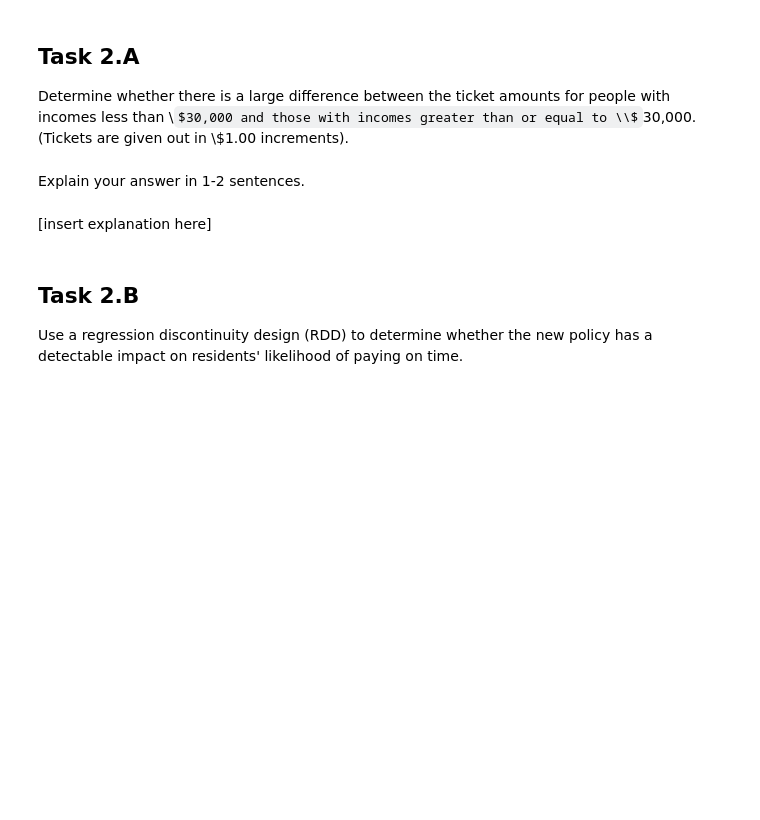
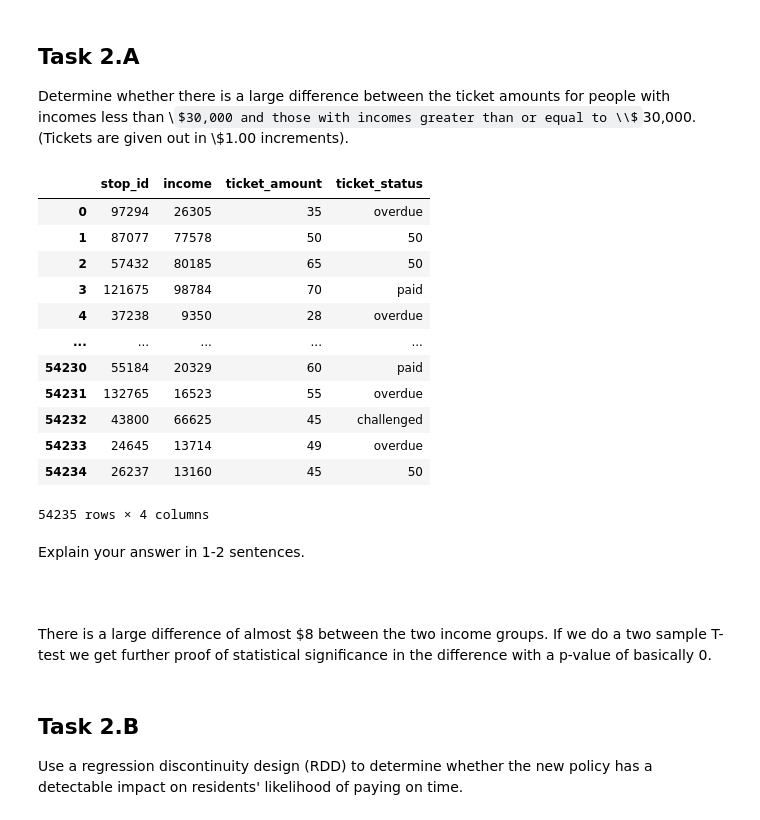
Before and after one commit to dylanmortimer12/ScoutingReport, a Jupyter notebook: JIL_Visualizer_Performance_Task.ipynb, the cells around one changed output. Saved outputs shown, nothing was run; the diff lists cells and outputs as text; code cells hidden in the pictures; some formulas as TeX source; blank space fills up the shorter version.

````diff
--- a/JIL_Visualizer_Performance_Task.ipynb
+++ b/JIL_Visualizer_Performance_Task.ipynb
@@ -252,11 +350,47 @@ Please use those three data sets to answer the following questions.
 # %% [markdown]
 ## Task 2.A
 Determine whether there is a large difference between the ticket amounts for people with incomes less than \\$30,000 and those with incomes greater than or equal to \\$30,000. (Tickets are given out in \\$1.00 increments).
+# %%
+from scipy.stats import ttest_ind
+
+courts_data_url = 'https://drive.google.com/uc?export=download&id=1CLyfh4-_oc8mTRdh4Fl9vH7JYOsUcUom'
+# courts_df = pd.read_csv(courts_data_url, names = ['stop_id', 'ticket_amount', 'ticket_status'], skiprows = 1)
+
+income_data_url = 'https://drive.google.com/uc?export=download&id=1CaERRReTMStFgutGEJo6hC34Od7mrHSG'
+# income_df = pd.read_csv(income_data_url)
+
+joint_data = income_df.merge(courts_df, on='stop_id')
+joint_data
+joint_data.loc[joint_data['income'] >= 30000]['ticket_amount'].mean()
+joint_data.loc[joint_data['income'] < 30000]['ticket_amount'].mean()
+
+ttest_ind(joint_data.loc[joint_data['income'] >= 30000]['ticket_amount'],joint_data.loc[joint_data['income'] < 30000]['ticket_amount'])
+joint_data
+# %% [output]
+|  | stop_id | income | ticket_amount | ticket_status |
+| 0 | 97294 | 26305 | 35 | overdue |
+| 1 | 87077 | 77578 | 50 | 50 |
+| 2 | 57432 | 80185 | 65 | 50 |
+| 3 | 121675 | 98784 | 70 | paid |
+| 4 | 37238 | 9350 | 28 | overdue |
+| ... | ... | ... | ... | ... |
+| 54230 | 55184 | 20329 | 60 | paid |
+| 54231 | 132765 | 16523 | 55 | overdue |
+| 54232 | 43800 | 66625 | 45 | challenged |
+| 54233 | 24645 | 13714 | 49 | overdue |
+| 54234 | 26237 | 13160 | 45 | 50 |
+54235 rows × 4 columns
 # %% [markdown]
 Explain your answer in 1-2 sentences.
-# %% [markdown]
-
-[insert explanation here]
+# %% [markdown]
+
+
+```
+
+```
+
+
+There is a large difference of almost $8 between the two income groups. If we do a two sample T-test we get further proof of statistical significance in the difference with a p-value of basically 0.
 # %% [markdown]
 ## Task 2.B
 Use a regression discontinuity design (RDD) to determine whether the new policy has a detectable impact on residents' likelihood of paying on time.
````
Also changed, not shown: parts of 6 cells of this notebook.
